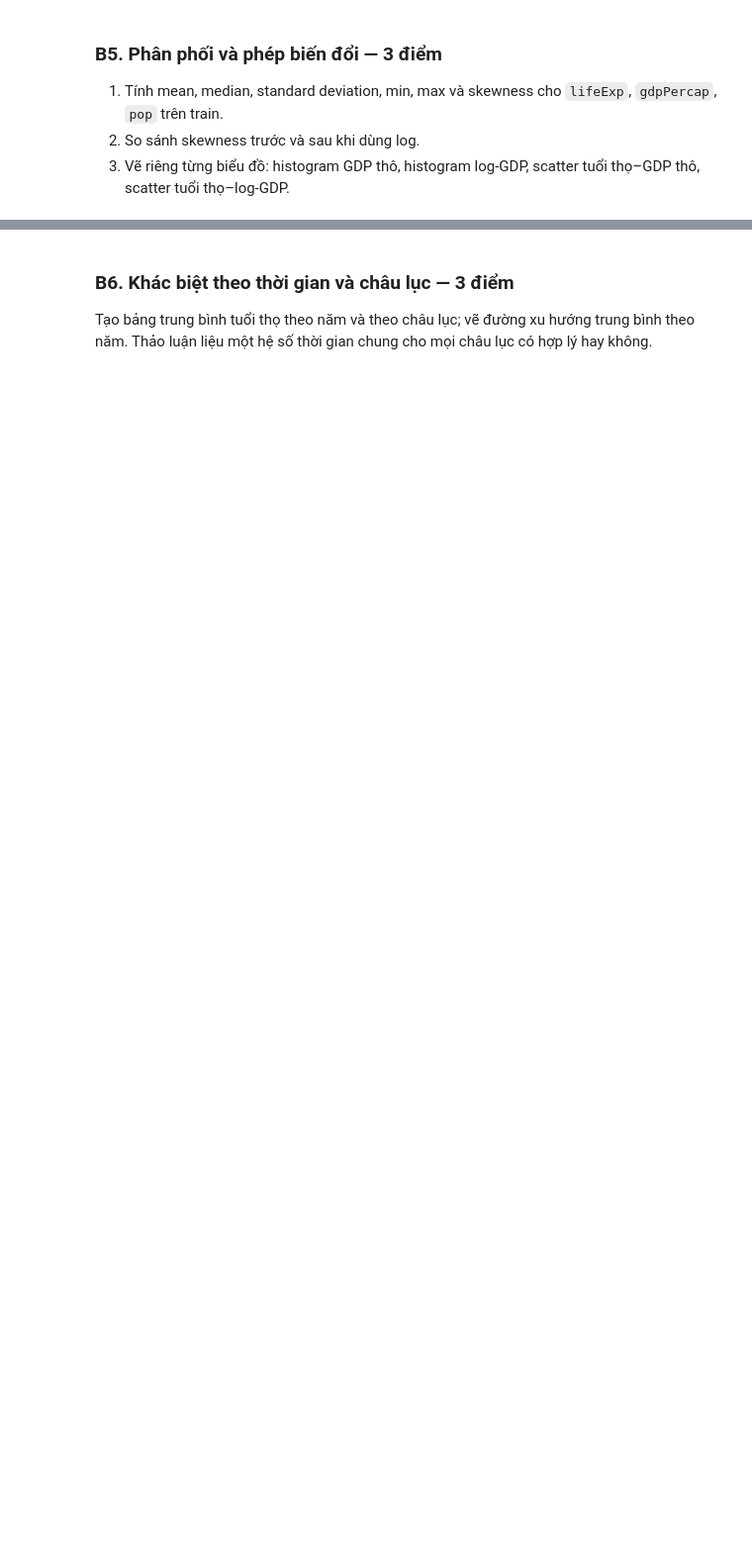
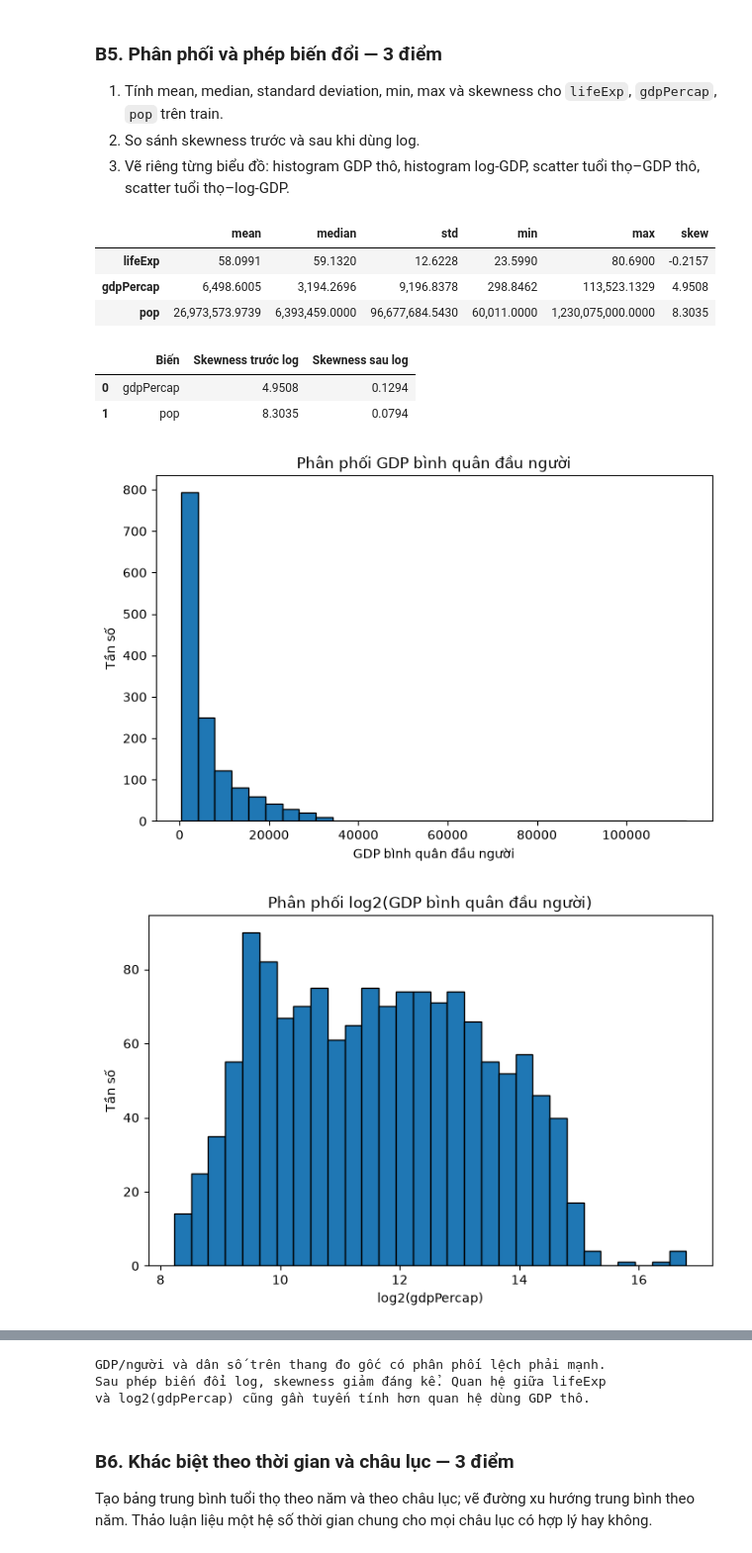
Before and after one commit to CaoRIV/machine-learning-practicals, a Jupyter notebook: 01_Bai_tap_Gapminder.ipynb, the cells around one changed output, grey strips where cells are left out. Shown at 99% size. Cells and saved outputs as stored; diff of their text form; code cells hidden in the pictures; blank space fills up the shorter version.

Commit message:
feat: complete Gapminder exercises B1-B6

```diff
--- a/01_Bai_tap_Gapminder.ipynb
+++ b/01_Bai_tap_Gapminder.ipynb
@@ -38,7 +46,9 @@ pd.set_option("display.float_format", lambda x: f"{x:,.4f}")
 
 #DATA_CANDIDATES = [Path("../data"), Path("data"), Path("."), Path("/content/")]
 DATA_CANDIDATES = [
-    Path("/content/drive/MyDrive/ALastSemester/MachineLearning/Gapminder_CSV_datasets/data")
+    Path("data"),
+    Path("../data"),
+    Path(".")
 ]
 DATA_DIR = next((p.resolve() for p in DATA_CANDIDATES if (p / "gapminder_full_1952_2007.csv").exists()), None)
 if DATA_DIR is None:
@@ -107,0 +210,56 @@ Phân loại từng biến theo: định danh, định tính danh nghĩa, địn
+# %%
+variables = ["lifeExp", "gdpPercap", "pop"]
+
+summary_stats = train[variables].agg(["mean", "median", "std", "min", "max", "skew"]).T
+display(summary_stats)
+
+skewness_comparison = pd.DataFrame({
+    "Biến": ["gdpPercap", "pop"],
+    "Skewness trước log": [train["gdpPercap"].skew(), train["pop"].skew()],
+    "Skewness sau log": [train_e["log2_gdp"].skew(), train_e["log10_pop"].skew()]
+})
+display(skewness_comparison)
+
+plt.figure(figsize=(8, 5))
+plt.hist(train["gdpPercap"], bins=30, edgecolor="black")
+plt.title("Phân phối GDP bình quân đầu người")
+plt.xlabel("GDP bình quân đầu người")
+plt.ylabel("Tần số")
+plt.show()
+
+plt.figure(figsize=(8, 5))
+plt.hist(train_e["log2_gdp"], bins=30, edgecolor="black")
+plt.title("Phân phối log2(GDP bình quân đầu người)")
+plt.xlabel("log2(gdpPercap)")
+plt.ylabel("Tần số")
+plt.show()
+
+plt.figure(figsize=(8, 5))
+plt.scatter(train["gdpPercap"], train["lifeExp"], alpha=0.5)
+plt.title("Tuổi thọ và GDP bình quân đầu người")
+plt.xlabel("GDP bình quân đầu người")
+plt.ylabel("Tuổi thọ kỳ vọng")
+plt.show()
+
+plt.figure(figsize=(8, 5))
+plt.scatter(train_e["log2_gdp"], train_e["lifeExp"], alpha=0.5)
+plt.title("Tuổi thọ và log2(GDP bình quân đầu người)")
+plt.xlabel("log2(gdpPercap)")
+plt.ylabel("Tuổi thọ kỳ vọng")
+plt.show()
+
+print("""
+GDP/người và dân số trên thang đo gốc có phân phối lệch phải mạnh.
+Sau phép biến đổi log, skewness giảm đáng kể. Quan hệ giữa lifeExp
+và log2(gdpPercap) cũng gần tuyến tính hơn quan hệ dùng GDP thô.
+""")
+# %% [output]
+|  | mean | median | std | min | max | skew |
+| lifeExp | 58.0991 | 59.1320 | 12.6228 | 23.5990 | 80.6900 | -0.2157 |
+| gdpPercap | 6,498.6005 | 3,194.2696 | 9,196.8378 | 298.8462 | 113,523.1329 | 4.9508 |
+| pop | 26,973,573.9739 | 6,393,459.0000 | 96,677,684.5430 | 60,011.0000 | 1,230,075,000.0000 | 8.3035 |
+|  | Biến | Skewness trước log | Skewness sau log |
+| 0 | gdpPercap | 4.9508 | 0.1294 |
+| 1 | pop | 8.3035 | 0.0794 |
+[figure, added]
+[figure, added]
@@ -108,3 +268,6 @@ Phân loại từng biến theo: định danh, định tính danh nghĩa, địn
+GDP/người và dân số trên thang đo gốc có phân phối lệch phải mạnh.
+Sau phép biến đổi log, skewness giảm đáng kể. Quan hệ giữa lifeExp
+và log2(gdpPercap) cũng gần tuyến tính hơn quan hệ dùng GDP thô.
 # %% [markdown]
 ### B6. Khác biệt theo thời gian và châu lục — 3 điểm
 
```
Also changed, not shown: parts of 14 cells of this notebook, 4 other files.
